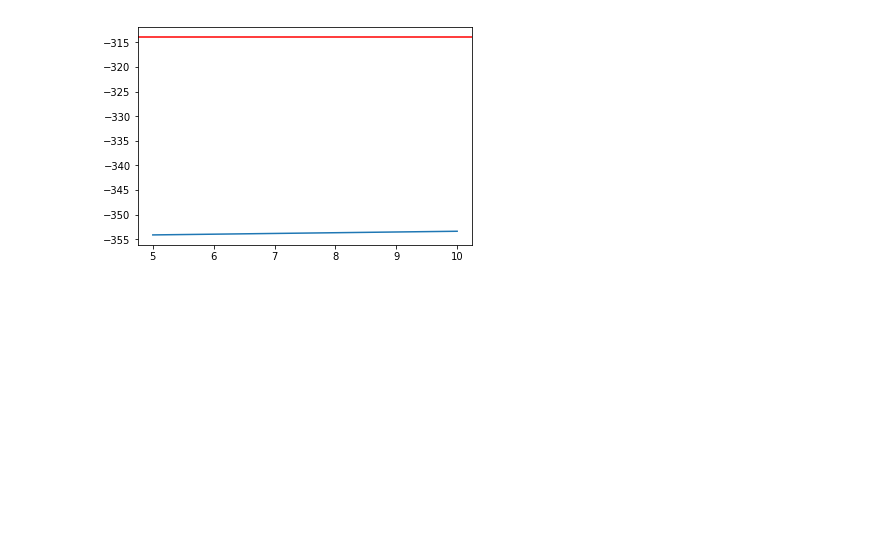
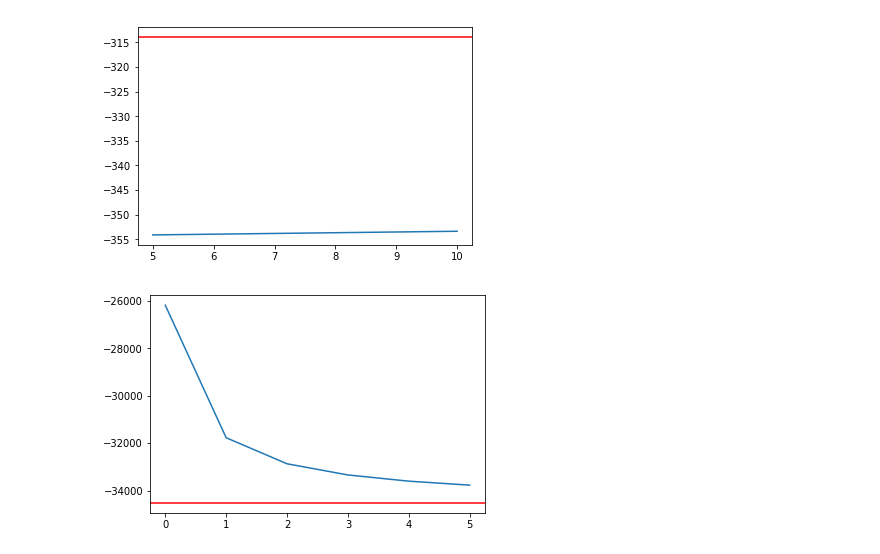
Before and after one commit to slaymuel/ARPM-MC, a Jupyter notebook: 3D_2D_Direct.ipynb, the cells around one changed output. Cells and saved outputs as stored; diff of their text form; code cells hidden in the pictures; blank space fills up the shorter version.

```diff
--- a/3D_2D_Direct.ipynb
+++ b/3D_2D_Direct.ipynb
@@ -52,3 +52,20 @@ plt.plot(x_direct_3d,y_direct_3d)
 plt.show()
 # %% [output]
 [figure]
+# %%
+#3D VS 2D
+#f_jan
+
+#Number of replicates in each direction
+x_direct_3d = [0, 1, 2, 3, 4, 5]
+#Energy without lB
+y_direct_3d = np.array([-26189.646133, -31774.398844, -32872.007693, -33342.925729, -33604.839516, -33772.462445])
+
+#2D Ewald
+plt.axhline(y=-34521.503265, color='r', linestyle='-')
+
+#With dipole moment: 0.568164
+plt.plot(x_direct_3d,y_direct_3d)
+plt.show()
+# %% [output]
+[figure, added]
```
Also changed, not shown: 12 other files.
